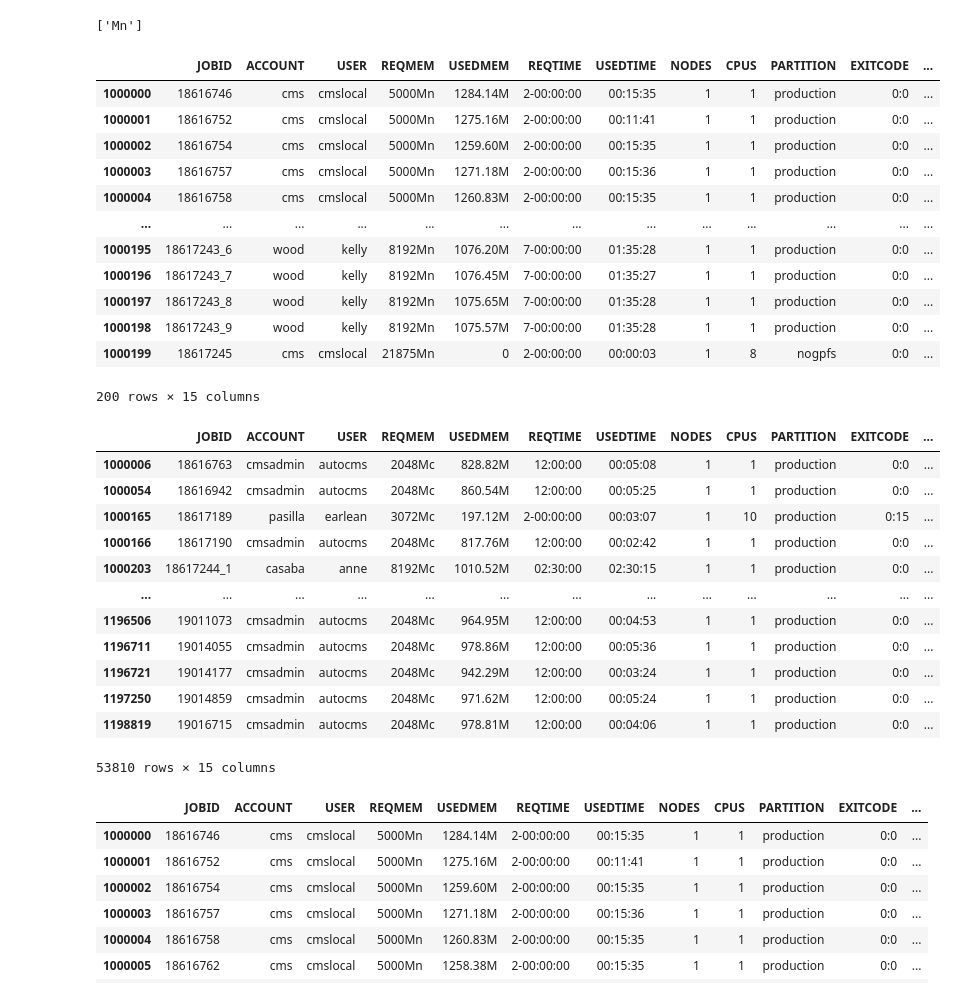
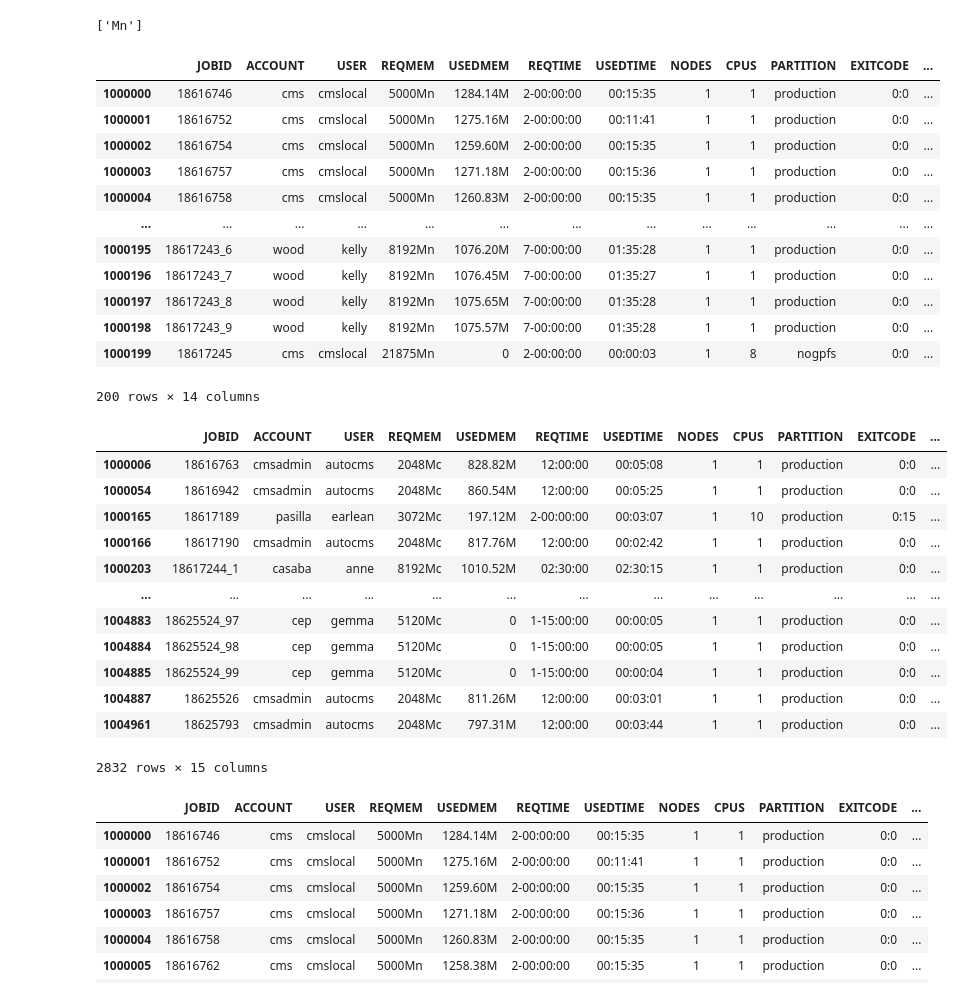
Before and after one commit to nss-data-science-cohort-4/dq2-accre-valkyries, a Jupyter notebook: notebooks/dq2-accre-vai2fc.ipynb, the cells around one changed output. Cells and saved outputs as stored; diff of their text form; code cells hidden in the pictures.

Commit message:
changed accre_subset to accre and cleaned up memory columns.

```diff
--- a/notebooks/dq2-accre-vai2fc.ipynb
+++ b/notebooks/dq2-accre-vai2fc.ipynb
@@ -14,6 +16,6 @@ with open('../data/accre-jobs-2020.csv') as accre:
 
 for_pd.seek(0)
 
-accre_subset = pd.read_csv(for_pd, sep='|')[1000000:1200000]
-print (accre_subset)
+accre = pd.read_csv(for_pd, sep='|')[1000000:1005000]
+print (accre)
 # %% [output]
@@ -121,9 +130,9 @@ re.findall(r'\D+', test_split)
 # %% [output]
 ['Mn']
 # %%
-accre_subset['REQMEM_NO'] = accre_subset['REQMEM'].str.extract('(\d+)')
+accre['REQMEM_NO'] = accre['REQMEM'].str.extract('(\d+)')
 # %%
-accre_subset.head(200)
+accre.head(200)
 # %% [output]
 |  | JOBID | ACCOUNT | USER | REQMEM | USEDMEM | REQTIME | USEDTIME | NODES | CPUS | PARTITION | EXITCODE | ... |
 | 1000000 | 18616746 | cms | cmslocal | 5000Mn | 1284.14M | 2-00:00:00 | 00:15:35 | 1 | 1 | production | 0:0 | ... |
@@ -137,25 +146,25 @@ accre_subset.head(200)
 | 1000197 | 18617243_8 | wood | kelly | 8192Mn | 1075.65M | 7-00:00:00 | 01:35:28 | 1 | 1 | production | 0:0 | ... |
 | 1000198 | 18617243_9 | wood | kelly | 8192Mn | 1075.57M | 7-00:00:00 | 01:35:28 | 1 | 1 | production | 0:0 | ... |
 | 1000199 | 18617245 | cms | cmslocal | 21875Mn | 0 | 2-00:00:00 | 00:00:03 | 1 | 8 | nogpfs | 0:0 | ... |
-200 rows × 15 columns
+200 rows × 14 columns
 # %%
-accre_subset['REQMEM_TYPE'] = accre_subset['REQMEM'].str.extract('(\D+)')
+accre['REQMEM_TYPE'] = accre['REQMEM'].str.extract('(\D+)')
 # %%
-accre_subset['REQMEM_NO'] = pd.to_numeric(accre_subset['REQMEM_NO'])
+accre['REQMEM_NO'] = pd.to_numeric(accre['REQMEM_NO'])
 # %%
-accre_subset[accre_subset['REQMEM_TYPE'] == 'Mc']
+accre[accre['REQMEM_TYPE'] == 'Mc']
 # %% [output]
 |  | JOBID | ACCOUNT | USER | REQMEM | USEDMEM | REQTIME | USEDTIME | NODES | CPUS | PARTITION | EXITCODE | ... |
 | 1000006 | 18616763 | cmsadmin | autocms | 2048Mc | 828.82M | 12:00:00 | 00:05:08 | 1 | 1 | production | 0:0 | ... |
 | 1000054 | 18616942 | cmsadmin | autocms | 2048Mc | 860.54M | 12:00:00 | 00:05:25 | 1 | 1 | production | 0:0 | ... |
 | 1000165 | 18617189 | pasilla | earlean | 3072Mc | 197.12M | 2-00:00:00 | 00:03:07 | 1 | 10 | production | 0:15 | ... |
 | 1000166 | 18617190 | cmsadmin | autocms | 2048Mc | 817.76M | 12:00:00 | 00:02:42 | 1 | 1 | production | 0:0 | ... |
 | 1000203 | 18617244_1 | casaba | anne | 8192Mc | 1010.52M | 02:30:00 | 02:30:15 | 1 | 1 | production | 0:0 | ... |
 | ... | ... | ... | ... | ... | ... | ... | ... | ... | ... | ... | ... | ... |
-| 1196506 | 19011073 | cmsadmin | autocms | 2048Mc | 964.95M | 12:00:00 | 00:04:53 | 1 | 1 | production | 0:0 | ... |
-| 1196711 | 19014055 | cmsadmin | autocms | 2048Mc | 978.86M | 12:00:00 | 00:05:36 | 1 | 1 | production | 0:0 | ... |
-| 1196721 | 19014177 | cmsadmin | autocms | 2048Mc | 942.29M | 12:00:00 | 00:03:24 | 1 | 1 | production | 0:0 | ... |
-| 1197250 | 19014859 | cmsadmin | autocms | 2048Mc | 971.62M | 12:00:00 | 00:05:24 | 1 | 1 | production | 0:0 | ... |
-| 1198819 | 19016715 | cmsadmin | autocms | 2048Mc | 978.81M | 12:00:00 | 00:04:06 | 1 | 1 | production | 0:0 | ... |
+| 1004883 | 18625524_97 | cep | gemma | 5120Mc | 0 | 1-15:00:00 | 00:00:05 | 1 | 1 | production | 0:0 | ... |
+| 1004884 | 18625524_98 | cep | gemma | 5120Mc | 0 | 1-15:00:00 | 00:00:05 | 1 | 1 | production | 0:0 | ... |
+| 1004885 | 18625524_99 | cep | gemma | 5120Mc | 0 | 1-15:00:00 | 00:00:04 | 1 | 1 | production | 0:0 | ... |
+| 1004887 | 18625526 | cmsadmin | autocms | 2048Mc | 811.26M | 12:00:00 | 00:03:01 | 1 | 1 | production | 0:0 | ... |
+| 1004961 | 18625793 | cmsadmin | autocms | 2048Mc | 797.31M | 12:00:00 | 00:03:44 | 1 | 1 | production | 0:0 | ... |
-53810 rows × 15 columns
+2832 rows × 15 columns
 # %%
```
Also changed, not shown: parts of 21 cells of this notebook.
